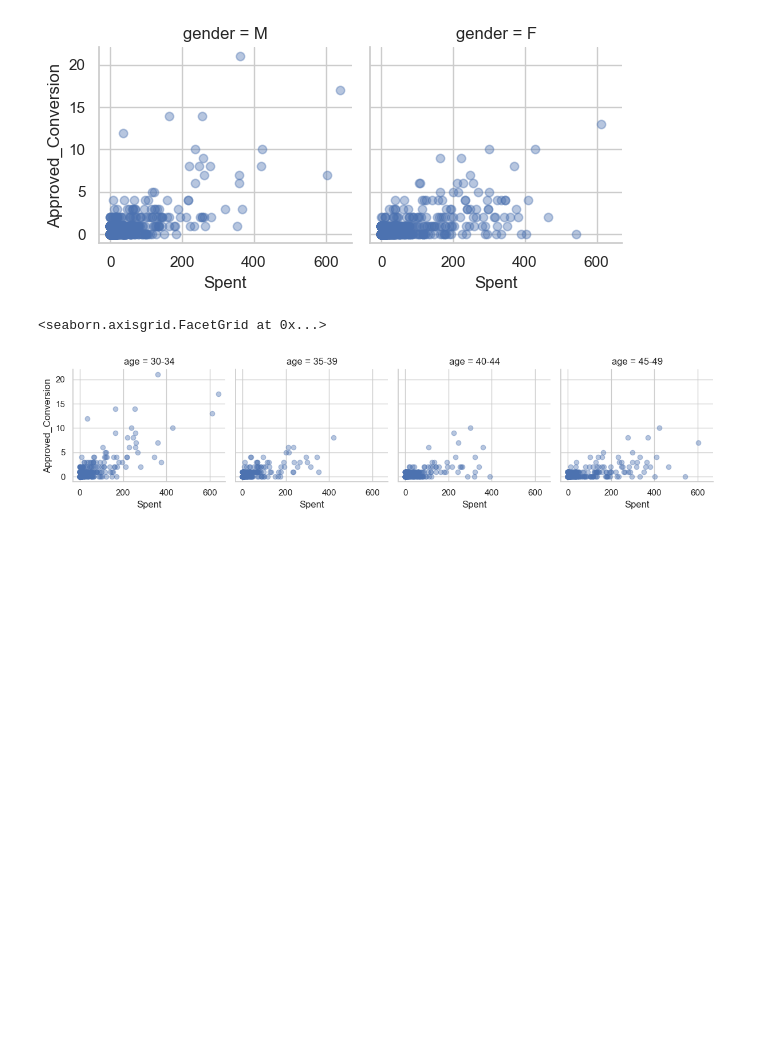
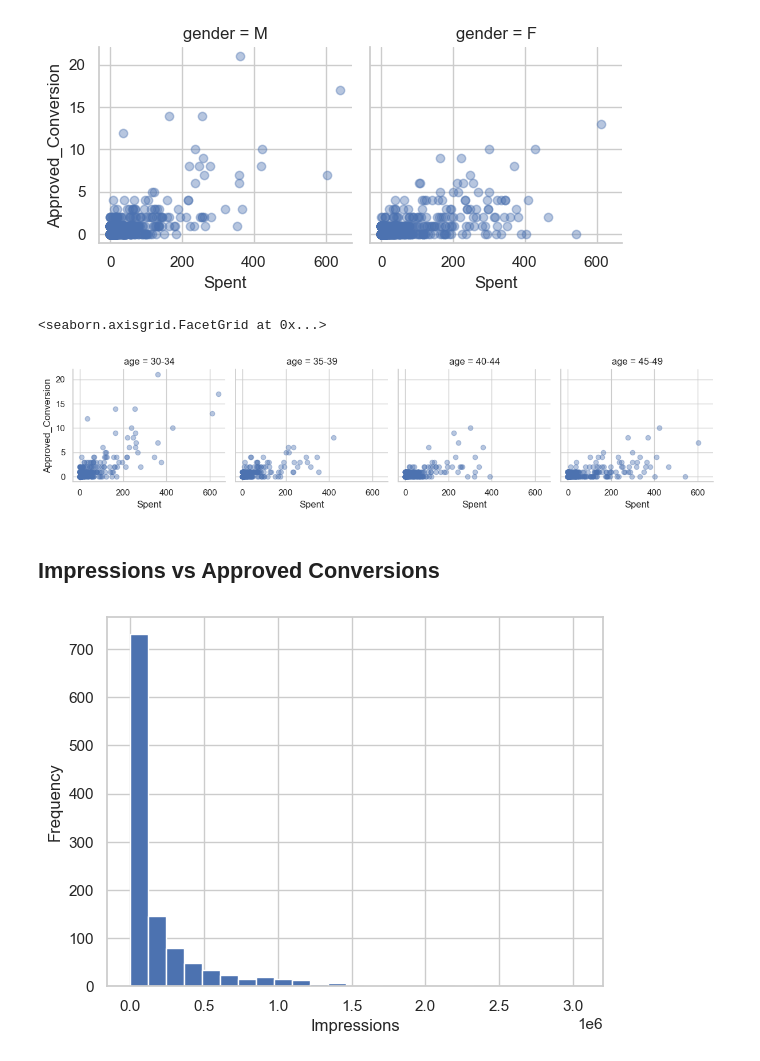
Before and after one commit to joela03/Marketing-EDA, a Jupyter notebook: marketing_eda.ipynb, the cells around one changed output. Saved outputs shown, nothing was run; the diff lists cells and outputs as text; code cells hidden in the pictures; blank space fills up the shorter version.

```diff
--- a/marketing_eda.ipynb
+++ b/marketing_eda.ipynb
@@ -308,3 +308,12 @@ g.add_legend()
 # %% [output]
 <seaborn.axisgrid.FacetGrid at 0x...>
 [figure]
+# %% [markdown]
+## Impressions vs Approved Conversions
+# %%
+plt.hist(df['Impressions'], bins=25)
+plt.xlabel("Impressions")
+plt.ylabel("Frequency")
+plt.show()
+# %% [output]
+[figure, added]
```
Also changed, not shown: parts of 6 cells of this notebook.
